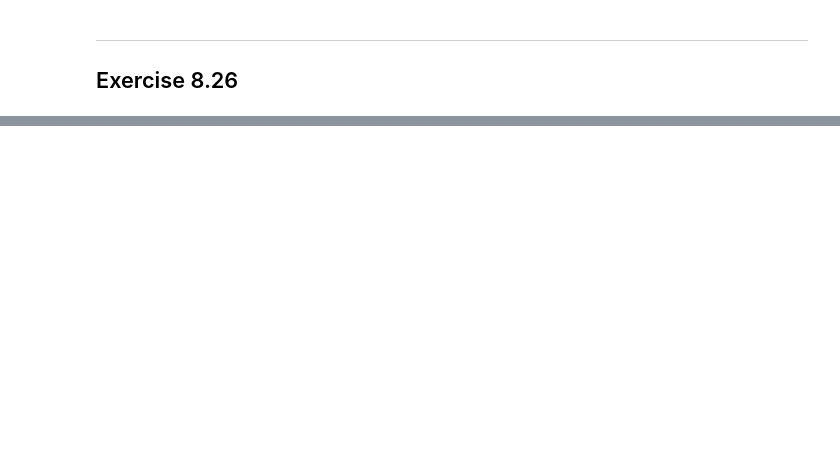
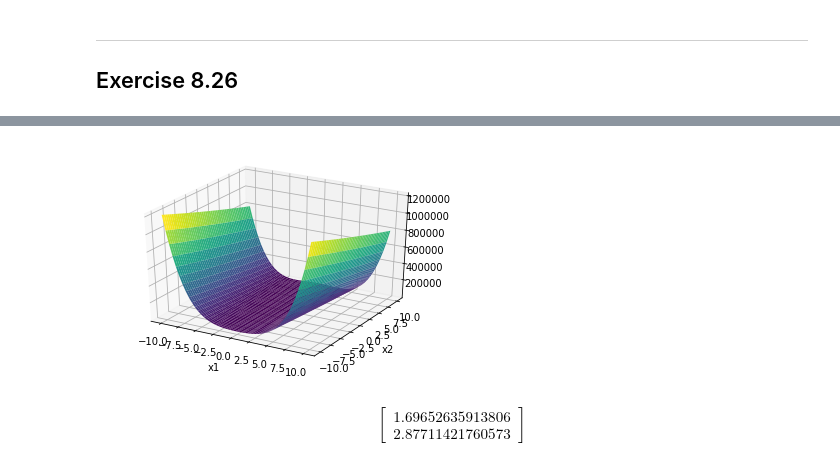
Before and after one commit to sheikhomar/opan, a Jupyter notebook: hw08.ipynb, the cells around one changed output, grey strips where cells are left out. Saved outputs shown, nothing was run; the diff lists cells and outputs as text; code cells hidden in the pictures; blank space fills up the shorter version.

Commit message:
Implement steepest descent method.

```diff
--- a/hw08.ipynb
+++ b/hw08.ipynb
@@ -329,0 +374,5 @@ $0 < \alpha < 1/5$
+# %%
+x1, x2, x3 = sy.symbols('x1, x2, x3')
+f = (x1 - 4)**4   +  (x2 - 3)**2  +  4*(x3 + 5)**4
+f_ex81 = Func(f, (x1, x2, x3))
+f_ex81
@@ -332,3 +406,10 @@ $0 < \alpha < 1/5$
 ## Exercise 8.26
 # %% [markdown]
 <img src="figures/homework-08/exercise-8.26.png" width="600" />
+# %%
+def create_ex826():
+    x1, x2 = sy.symbols('x1, x2')
+    f = 100*(x2 - x1**2)**2  +  (1-x1)**2
+    return Func(f, (x1, x2))
+f_ex826 = create_ex826()
+f_ex826
@@ -334,0 +422,9 @@ $0 < \alpha < 1/5$
+# %%
+f_ex826.plot()
+# %% [output]
+[figure, added]
+# %%
+x_0 = sy.Matrix([-2, 2])
+steepest_descent(f_ex826, x_0, verbose=False)
+# %% [output]
+$$\left[\begin{matrix}1.69652635913806\\2.87711421760573\end{matrix}\right]$$
```
Also changed, not shown: parts of 6 cells of this notebook.
